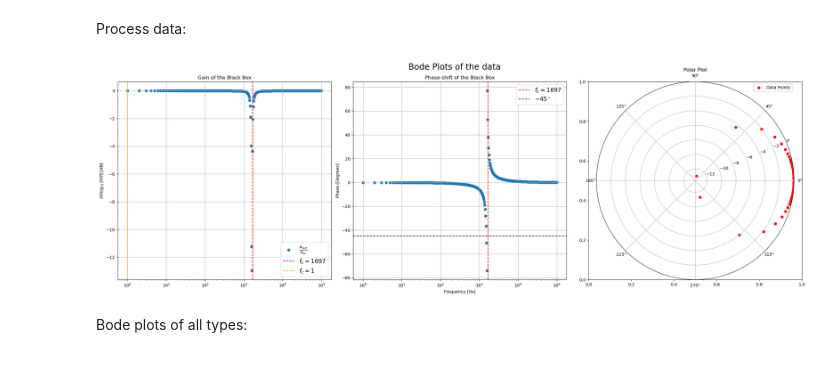
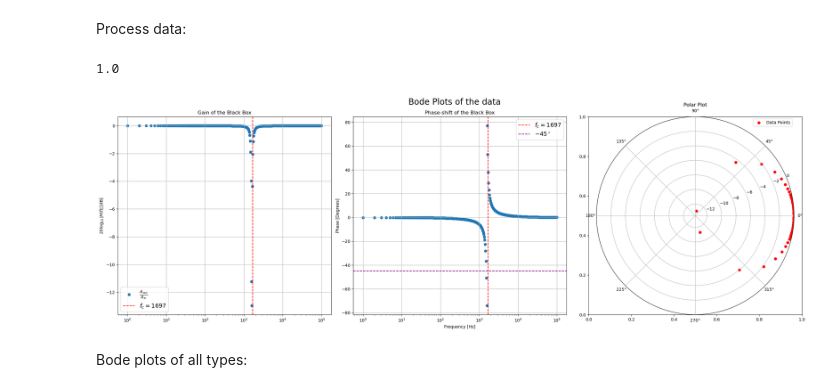
Before and after one commit to GingerBF/Git_Repository, a Jupyter notebook: PE1/Sessie_5/sessie_5_lab.ipynb, the cells around one changed output. Cells and saved outputs as stored; diff of their text form; code cells hidden in the pictures.

```diff
--- a/PE1/Sessie_5/sessie_5_lab.ipynb
+++ b/PE1/Sessie_5/sessie_5_lab.ipynb
@@ -527,6 +527,8 @@ amplitude = 5
 min_log_freq = np.log10(1 / duration)
 frequencies_unrounded = np.logspace(min_log_freq, 5, 500)
 frequencies = np.unique(np.round(frequencies_unrounded))
+frequencies = frequencies[frequencies != 0]
+
 R = 1000
 C = 1e-6
 L = 1e-2
@@ -578,38 +580,41 @@ cutoff_frequency = frequencies[cutoff_index]
 resonant_index = np.argmax(20 * np.log10(H_magnitudes))
 resonant_frequency = frequencies[resonant_index]
 
+print(np.min(frequencies))
+
 fig, (ax1, ax2, ax3) = plt.subplots(1, 3, figsize=(24, 8), gridspec_kw={'width_ratios': [2, 2, 2]})
 
 ax1.scatter(frequencies, 20 * np.log10(H_magnitudes), label=r'$\frac{A_{out}}{A_{in}}$')
 ax1.set_xscale('log')
 ax1.set_ylabel(r'$20 \log_{10}|H(f)| \, \mathrm{[dB]}$')
 ax1.set_title('Gain of the Black Box')
 ax1.axvline(cutoff_frequency, color='red', linestyle='--', label=f'$f_c={round(cutoff_frequency)}$')
-ax1.axvline(resonant_frequency, color='orange', linestyle='--', label=f'$f_c={round(resonant_frequency)}$')
+#ax1.axvline(resonant_frequency, color='orange', linestyle='--', label=f'$f_c={round(resonant_frequency)}$')
 ax1.legend(fontsize=14)
 ax1.grid()
 
 ax2.scatter(frequencies, H_phaseshifts)
 ax2.set_xscale('log')
 ax2.set_xlabel('Frequency [Hz]')
 ax2.set_ylabel('Phase [Degrees]')
 ax2.set_title('Phase-shift of the Black Box')
 ax2.axvline(cutoff_frequency, color='red', linestyle='--', label=f'$f_c={round(cutoff_frequency)}$')
-ax1.axvline(resonant_frequency, color='orange', linestyle='--', label=f'$f_c={round(resonant_frequency)}$')
+#ax1.axvline(resonant_frequency, color='orange', linestyle='--', label=f'$f_c={round(resonant_frequency)}$')
 ax2.axhline(-45, color='purple', linestyle='--', label=f'$-45^\\circ $')
 ax2.legend(fontsize=14)
 ax2.grid()
 
 ax3 = plt.subplot(133, polar=True)  # Create a polar subplot
 ax3.scatter(np.deg2rad(H_phaseshifts), 20 * np.log10(H_magnitudes), label='Data Points', color='red')
 ax3.set_title('Polar Plot')
 ax3.legend()
 
 plt.suptitle(f'Bode Plots of the data', fontsize=20)
 plt.tight_layout()
 plt.show()
 # %% [output]
+1.0
-[figure, old version]
+[figure, new version]
 # %% [markdown]
 Bode plots of all types:
 # %%
```
